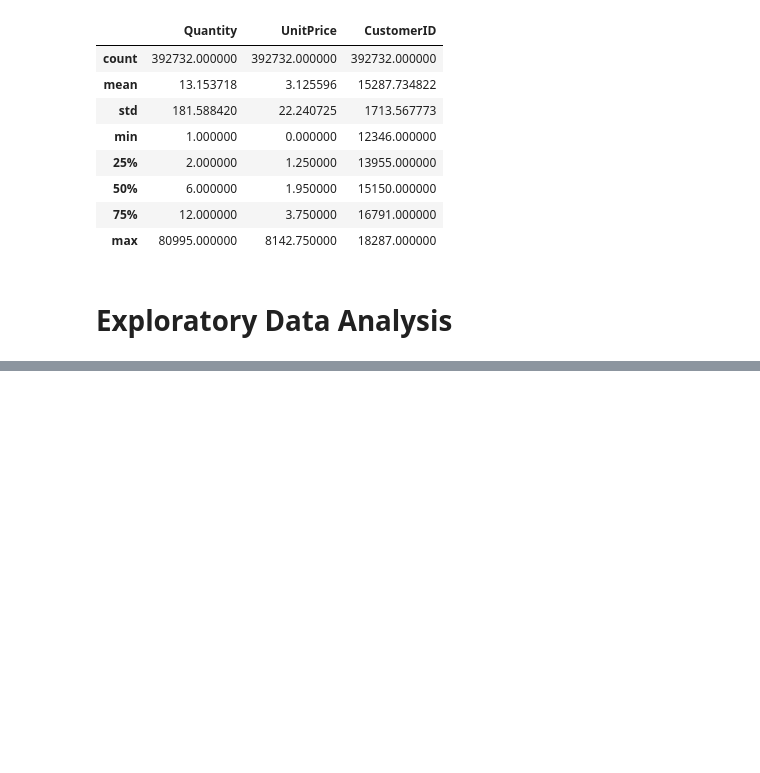
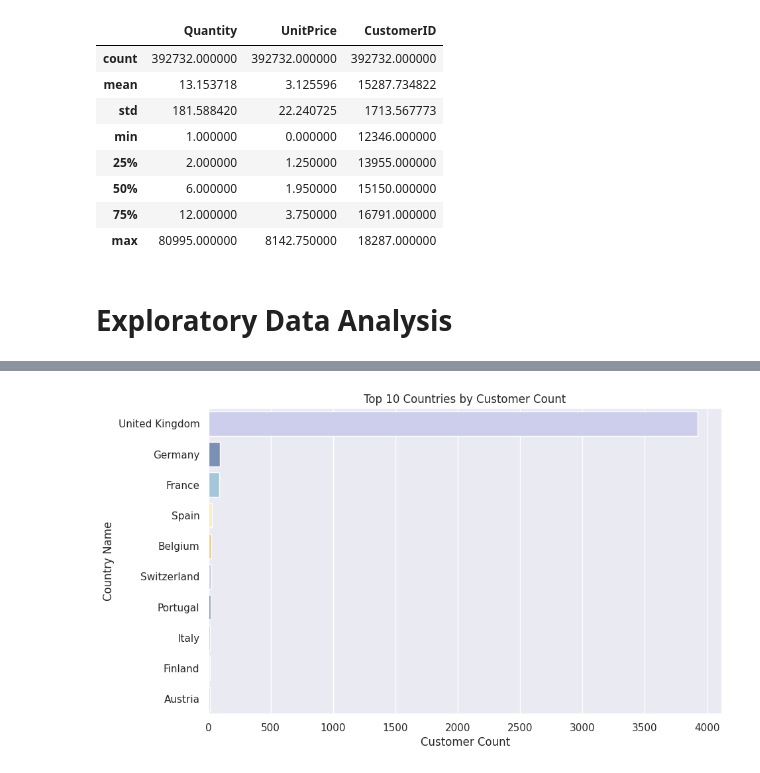
Before and after one commit to sahoomrutyunjaya12345/OnlineRetailCustomerSegmentation, a Jupyter notebook: Online_Retail_Customer_SegmentationCapstoneProject.ipynb, the cells around one changed output, grey strips where cells are left out. Cells and saved outputs as stored; diff of their text form; code cells hidden in the pictures; blank space fills up the shorter version.

```diff
--- a/Online_Retail_Customer_SegmentationCapstoneProject.ipynb
+++ b/Online_Retail_Customer_SegmentationCapstoneProject.ipynb
@@ -225,0 +265,12 @@ customer_data.head()
+# %%
+# Create a DataFrame with the number of unique customers per country
+customer_count = customer_data.groupby('Country')['CustomerID'].nunique().reset_index()
+
+# Sort the DataFrame by number of customers in descending order
+customer_count = customer_count.sort_values(by='CustomerID', ascending=False)
+
+# Select the top 10 countries
+top_10_countries = customer_count.head(10)
+
+# Print the top 10 countries by number of customers
+print(top_10_countries)
@@ -225,0 +289,19 @@ customer_data.head()
+# %%
+# Create a horizontal bar plot with seaborn
+sns.set_style('darkgrid')
+# Create a custom color palette
+my_palette = ['#C8C9F0', '#718DBF', '#9CC9E3', '#FFF8AF', '#FFD07B']
+
+# Create a horizontal bar plot with seaborn
+plt.figure(figsize=(10,6))
+ax = sns.barplot(x='CustomerID', y='Country', data=top_10_countries, palette=my_palette)
+
+# Set the title and axis labels
+ax.set_title('Top 10 Countries by Customer Count')
+ax.set_xlabel('Customer Count')
+ax.set_ylabel('Country Name')
+
+# Show the plot
+plt.show()
+# %% [output]
+[figure, added]
```
Also changed, not shown: parts of 6 cells of this notebook.
